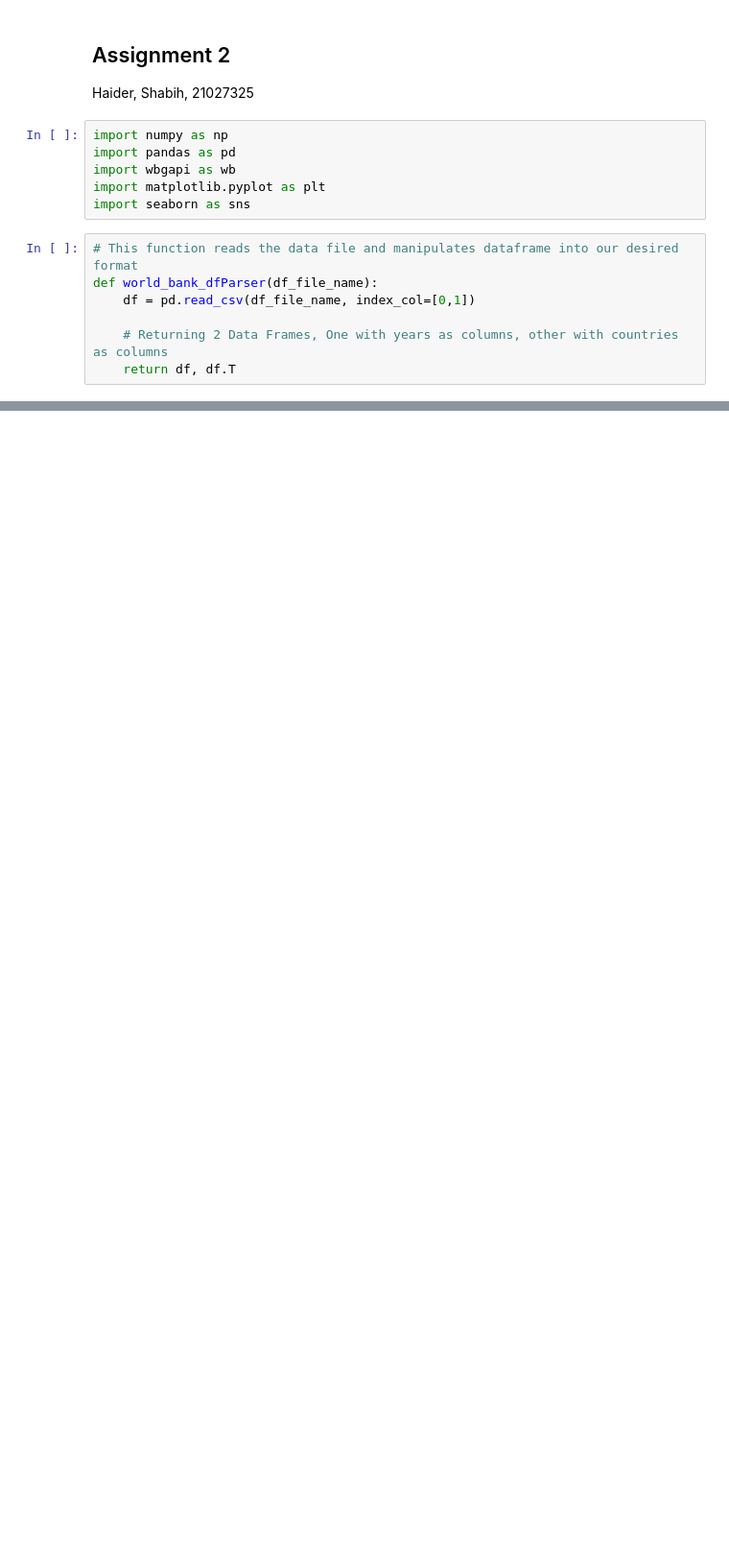
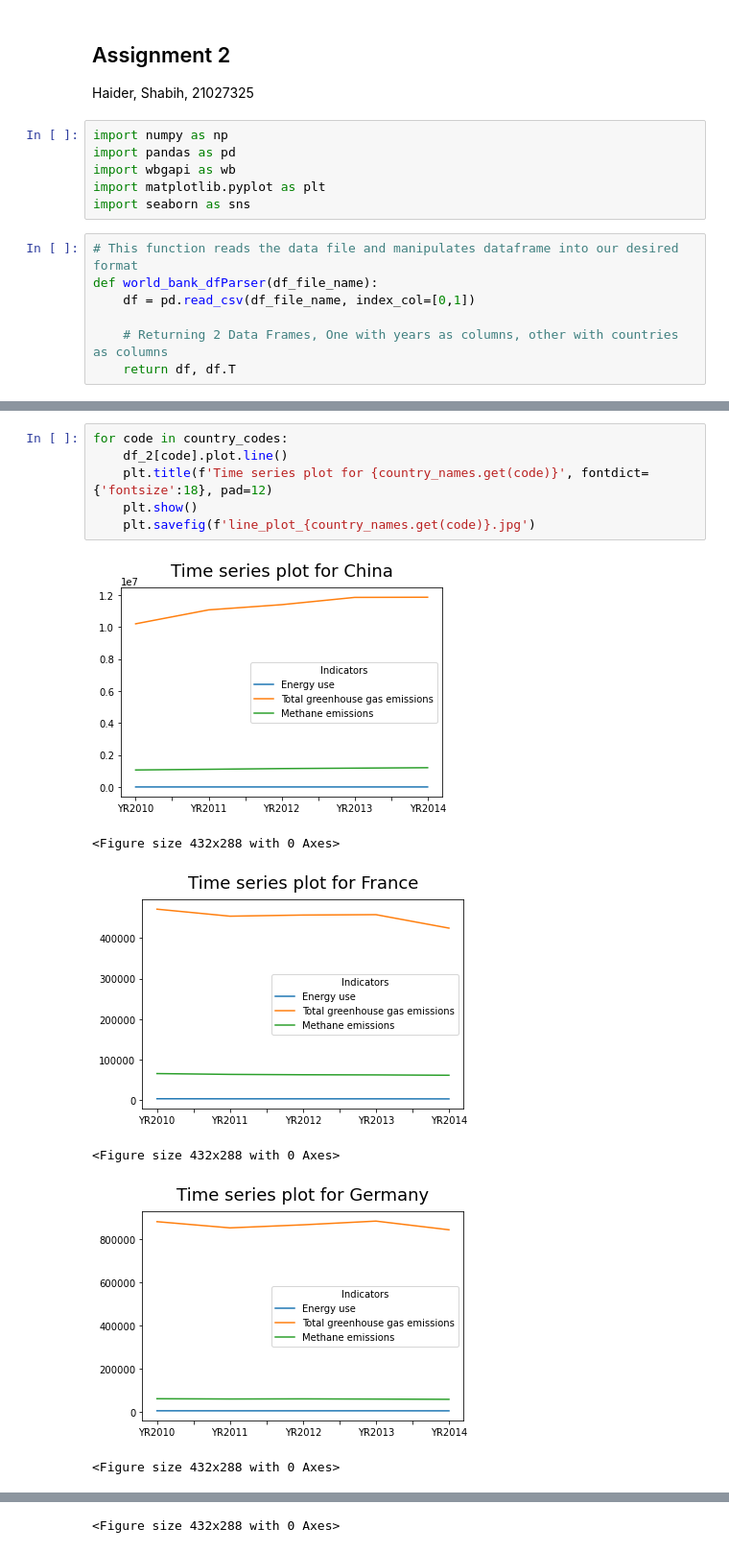
Before and after one commit to shabihulhaider/UH-ADS1, a Jupyter notebook: Assignment 2/Assignment_2_Haider_21027325.ipynb, the cells around one changed output, grey strips where cells are left out. Shown: that part at 96% size. Drawn from its saved outputs; the diff is of its cells as text; blank space fills up the shorter version.

```diff
--- a/Assignment 2/Assignment_2_Haider_21027325.ipynb
+++ b/Assignment 2/Assignment_2_Haider_21027325.ipynb
@@ -117,0 +148,13 @@ KeyError: 'series'
+# %%
+for code in country_codes:
+    df_2[code].plot.line()
+    plt.title(f'Time series plot for {country_names.get(code)}', fontdict={'fontsize':18}, pad=12)
+    plt.show()
+    plt.savefig(f'line_plot_{country_names.get(code)}.jpg')
+# %% [output]
+[figure, added]
+<Figure size 432x288 with 0 Axes>
+[figure, added]
+<Figure size 432x288 with 0 Axes>
+[figure, added]
+<Figure size 432x288 with 0 Axes>
@@ -117,0 +162 @@ KeyError: 'series'
+<Figure size 432x288 with 0 Axes>
```
Also changed, not shown: parts of 7 cells of this notebook, 13 other files.
